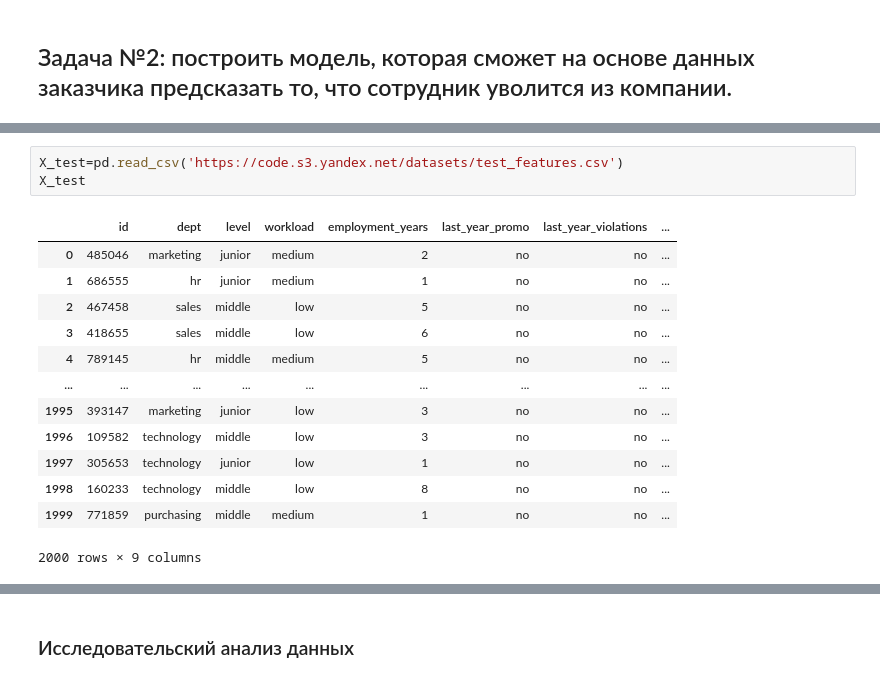
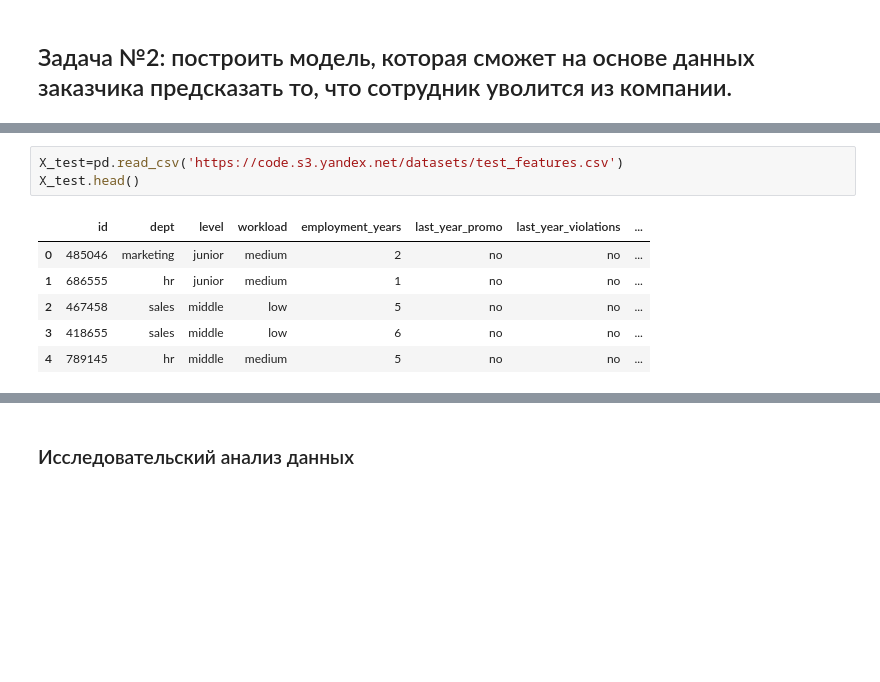
Before and after one commit to siobkoksenia/Product_analysis, a Jupyter notebook: staff loyalty.ipynb, the cells around one changed output, grey strips where cells are left out. Saved outputs shown, nothing was run; the diff lists cells and outputs as text; blank space fills up the shorter version.

```diff
--- a/staff loyalty.ipynb
+++ b/staff loyalty.ipynb
@@ -672,21 +632,14 @@ dtypes: int64(3), object(6)
 memory usage: 312.5+ KB
 # %%
 X_test=pd.read_csv('https://code.s3.yandex.net/datasets/test_features.csv')
-X_test
+X_test.head()
 # %% [output]
 |  | id | dept | level | workload | employment_years | last_year_promo | last_year_violations | ... |
 | 0 | 485046 | marketing | junior | medium | 2 | no | no | ... |
 | 1 | 686555 | hr | junior | medium | 1 | no | no | ... |
 | 2 | 467458 | sales | middle | low | 5 | no | no | ... |
 | 3 | 418655 | sales | middle | low | 6 | no | no | ... |
 | 4 | 789145 | hr | middle | medium | 5 | no | no | ... |
-| ... | ... | ... | ... | ... | ... | ... | ... | ... |
-| 1995 | 393147 | marketing | junior | low | 3 | no | no | ... |
-| 1996 | 109582 | technology | middle | low | 3 | no | no | ... |
-| 1997 | 305653 | technology | junior | low | 1 | no | no | ... |
-| 1998 | 160233 | technology | middle | low | 8 | no | no | ... |
-| 1999 | 771859 | purchasing | middle | medium | 1 | no | no | ... |
-2000 rows × 9 columns
 # %%
 X_test=X_test.set_index('id')
 X_test.info()
```
Also changed, not shown: parts of 24 cells of this notebook, 1 other file.
